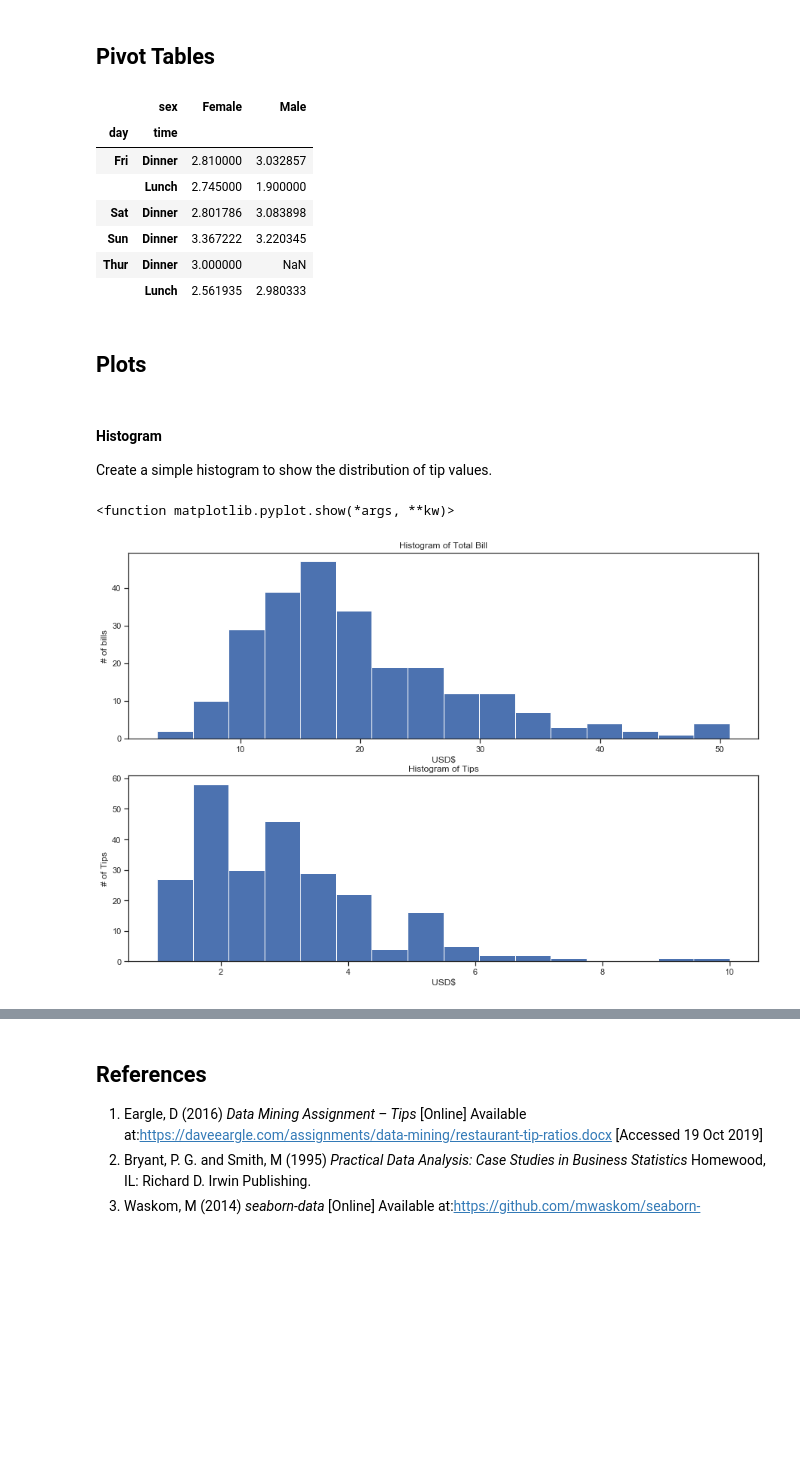
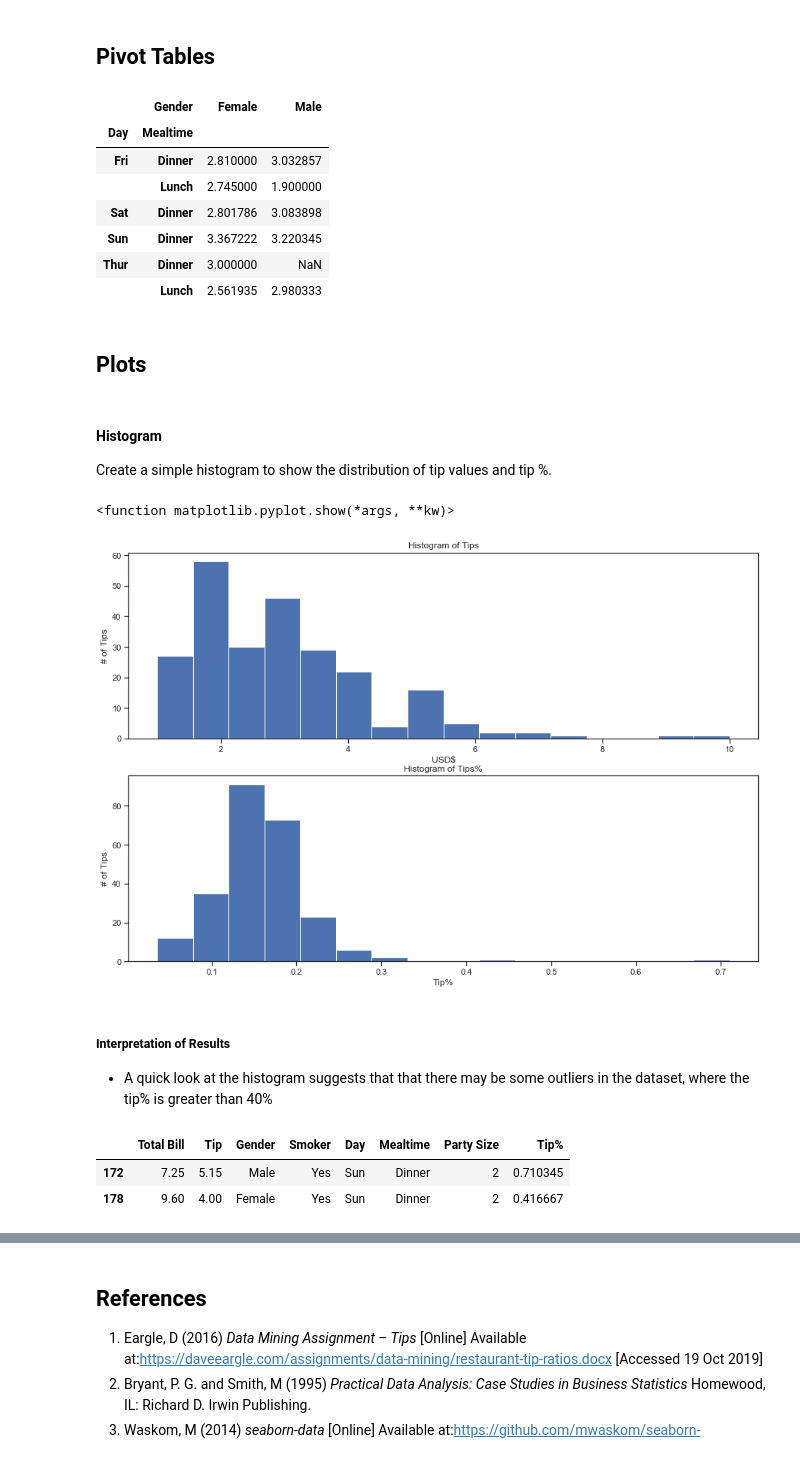
Before and after one commit to pcaulfie/fundamentals-project, a Jupyter notebook: Fundamentals of Data Analysis.ipynb, the cells around one changed output, grey strips where cells are left out. Saved outputs shown, nothing was run; the diff lists cells and outputs as text; code cells hidden in the pictures; blank space fills up the shorter version.

Commit message:
renamed the columns, tested data for outliers, created a swarmplot to investigate categorical data

```diff
--- a/Fundamentals of Data Analysis.ipynb
+++ b/Fundamentals of Data Analysis.ipynb
@@ -55,0 +55,5 @@ The fields of data in the header line and each record (row) are delimited with a
+# %%
+# rename the columns
+df = df.rename(columns={'total_bill': 'Total Bill', 'tip': 'Tip','sex': 'Gender', 'smoker': 'Smoker', 'day': 'Day', 'time': 'Mealtime', 'size': 'Party Size'})
+# Displays first five rows and the column names
+df.head()
@@ -59,6 +70,6 @@ In the US, it is expected to tip 15 to 20% of the total bill. The tip % is not s
 # %%
 # Create a new column in dataframe called tip% which is calcualted by dividing value in tip column by value in total bill column
 #Solution adapted from https://stackoverflow.com/a/36619736
-df['tip%'] = df['tip']/df['total_bill']
-df
+df['Tip%'] = df['Tip']/df['Total Bill']
+df.head()
 # %% [output]
@@ -232,17 +231,17 @@ means_day_size.stack().unstack('size')
 # %% [markdown]
 ## Pivot Tables
 # %%
-# Create pivot table compare tips by day and time and sex
+# Create pivot table compare tips by day and mealtime and gender
 
 # Import 'numpy' as np
 import numpy as np
 # create a pivot table to display mean tip by sex using days a nested index of day & time
 # Code adapted from https://towardsdatascience.com/python-for-data-science-from-scratch-part-ii-e4dd4b943aba
-mean_tips = pd.pivot_table(df,values = 'tip', index=['day', 'time'],columns='sex', aggfunc=np.mean)
+mean_tips = pd.pivot_table(df,values = 'Tip', index=['Day', 'Mealtime'],columns='Gender', aggfunc=np.mean)
 mean_tips
 # %% [output]
-|  | sex | Female | Male |
-| day | time |  |  |
+|  | Gender | Female | Male |
+| Day | Mealtime |  |  |
 | Fri | Dinner | 2.810000 | 3.032857 |
 |  | Lunch | 2.745000 | 1.900000 |
 | Sat | Dinner | 2.801786 | 3.083898 |
@@ -253,29 +252,42 @@ mean_tips
 ## Plots
 # %% [markdown]
 #### Histogram
-Create a simple histogram to show the distribution of tip values.
+Create a simple histogram to show the distribution of tip values and tip %.
 # %%
 import matplotlib.pyplot as plt
 %matplotlib inline
-# Resize Plot to creates a figure with 12 (width) x 8 (height) inches - Adapted from https://stackoverflow.com/a/36368418
-# plt.rcParams['figure.figsize'] = [12, 8]
+# Resize Plot to creates a figure with 15 (width) x 10 (height) inches - Adapted from https://stackoverflow.com/a/36368418
 plt.figure(figsize=(15,10))
 # Use subplot to compare the distribution of Total_Bill and Tips adapted from https://www.kaggle.com/lalitharajesh/iris-dataset-exploratory-data-analysis/data
 # Plot first subplot on first row of grid which contains grid 2 rows x 1 columns
 plt.subplot(2,1,1)
-x = (df.loc[:, 'total_bill'])
+x = (df.loc[:, 'Tip'])
 plt.hist(x, bins=16)
-plt.xlabel('USD$')
-plt.ylabel('# of bills')
-plt.title(r'Histogram of Total Bill')
-# Plot 2nd subplot on second row of grid which contains 2 rows x 1 column
-plt.subplot(2,1,2)
-y = (df.loc[:, 'tip'])
-plt.hist(y, bins=16)
 plt.xlabel('USD$')
 plt.ylabel('# of Tips')
 plt.title(r'Histogram of Tips')
+# Plot 2nd subplot on second row of grid which contains 2 rows x 1 column
+plt.subplot(2,1,2)
+y = (df.loc[:, 'Tip%'])
+plt.hist(y, bins=16)
+plt.xlabel('Tip%')
+plt.ylabel('# of Tips')
+plt.title(r'Histogram of Tips%')
 plt.show
 # %% [output]
 <function matplotlib.pyplot.show(*args, **kw)>
-[figure, old version]
+[figure, new version]
+# %% [markdown]
+##### Interpretation of Results
+* A quick look at the histogram suggests that that there may be some outliers in the dataset, where the tip% is greater than 40%
+# %%
+# Adapted from McLoughlin (2019)
+# create a dataframe called outlier by extracting rows from the df dataframe where the values in Tip% column are greater than 0.4
+outlier = (df.loc[df.loc[:, 'Tip%'] > 0.4])
+# Display outlier array
+outlier
+# Display 2 rows of data which may contain potential outliers
+# %% [output]
+|  | Total Bill | Tip | Gender | Smoker | Day | Mealtime | Party Size | Tip% |
+| 172 | 7.25 | 5.15 | Male | Yes | Sun | Dinner | 2 | 0.710345 |
+| 178 | 9.60 | 4.00 | Female | Yes | Sun | Dinner | 2 | 0.416667 |
```
Also changed, not shown: parts of 22 cells of this notebook.
